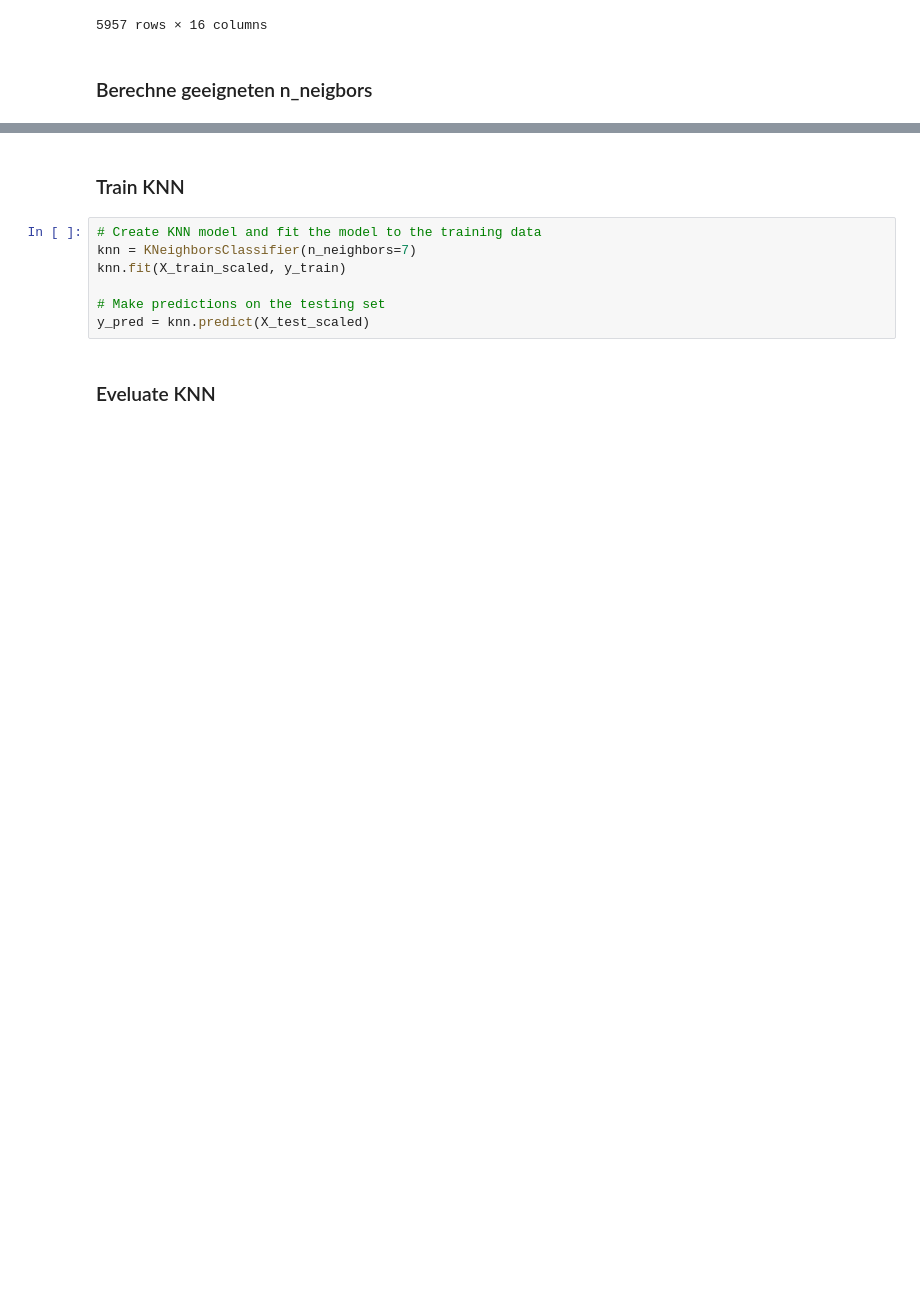
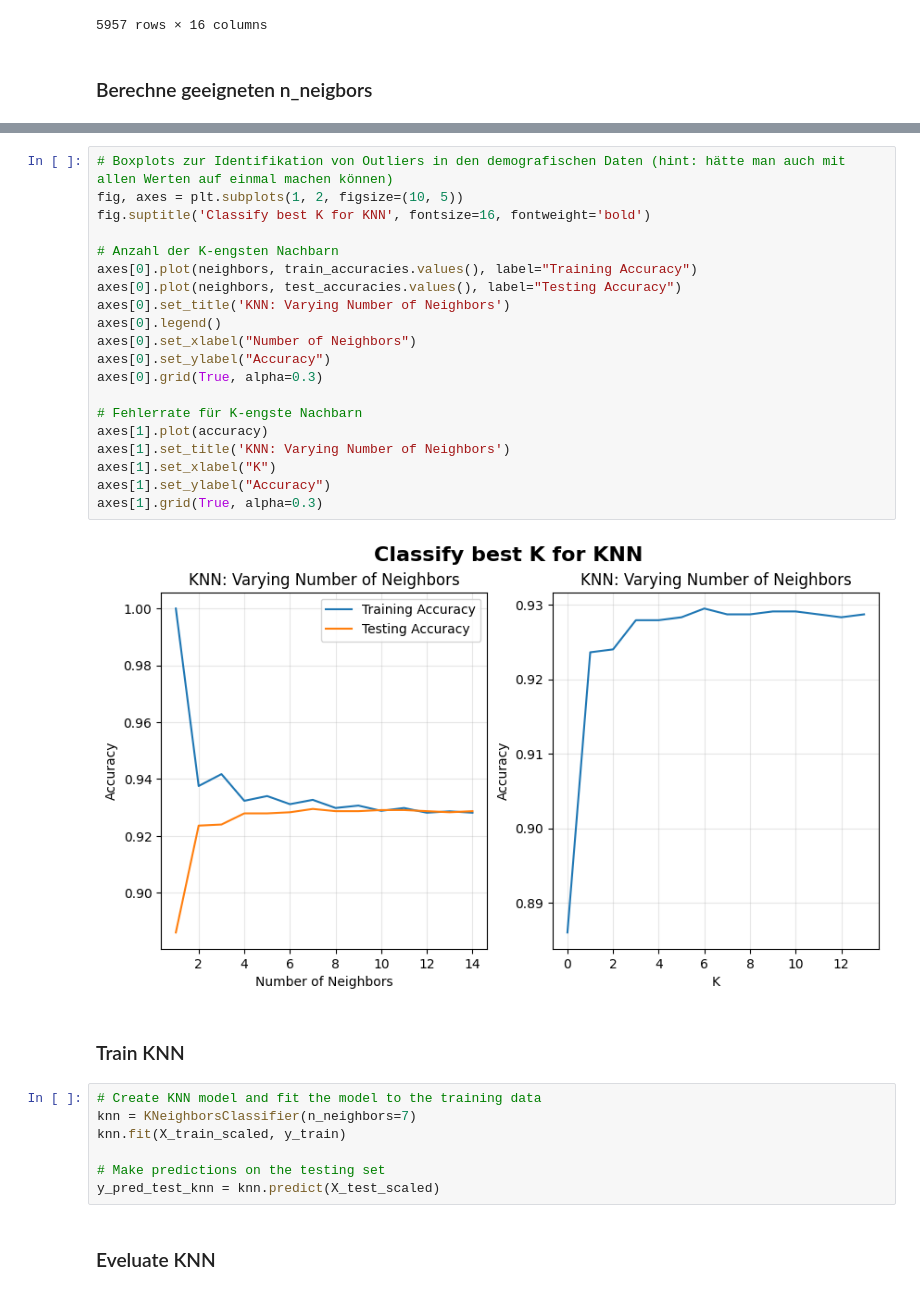
Before and after one commit to PatrickSchubert-Munich/DataScience_and_ML_Assignment, a Jupyter notebook: task_2.ipynb, the cells around one changed output, grey strips where cells are left out. Cells and saved outputs as stored; diff of their text form; blank space fills up the shorter version.

```diff
--- a/task_2.ipynb
+++ b/task_2.ipynb
@@ -121,3 +128,25 @@ plt.show()
+# %%
+# Boxplots zur Identifikation von Outliers in den demografischen Daten (hint: hätte man auch mit allen Werten auf einmal machen können)
+fig, axes = plt.subplots(1, 2, figsize=(10, 5))
+fig.suptitle('Classify best K for KNN', fontsize=16, fontweight='bold')
+
+# Anzahl der K-engsten Nachbarn
+axes[0].plot(neighbors, train_accuracies.values(), label="Training Accuracy")
+axes[0].plot(neighbors, test_accuracies.values(), label="Testing Accuracy")
+axes[0].set_title('KNN: Varying Number of Neighbors')
+axes[0].legend()
+axes[0].set_xlabel("Number of Neighbors")
+axes[0].set_ylabel("Accuracy")
+axes[0].grid(True, alpha=0.3)
+
+# Fehlerrate für K-engste Nachbarn
+axes[1].plot(accuracy)
+axes[1].set_title('KNN: Varying Number of Neighbors')
+axes[1].set_xlabel("K")
+axes[1].set_ylabel("Accuracy")
+axes[1].grid(True, alpha=0.3)
+# %% [output]
+[figure, added]
 # %% [markdown]
 ### Train KNN
 # %%
@@ -126,7 +155,7 @@ knn = KNeighborsClassifier(n_neighbors=7)
 knn.fit(X_train_scaled, y_train)
 
 # Make predictions on the testing set
-y_pred = knn.predict(X_test_scaled)
+y_pred_test_knn = knn.predict(X_test_scaled)
 # %% [markdown]
 ### Eveluate KNN
 # %%
```
Also changed, not shown: parts of 46 cells of this notebook, 1 other file.
